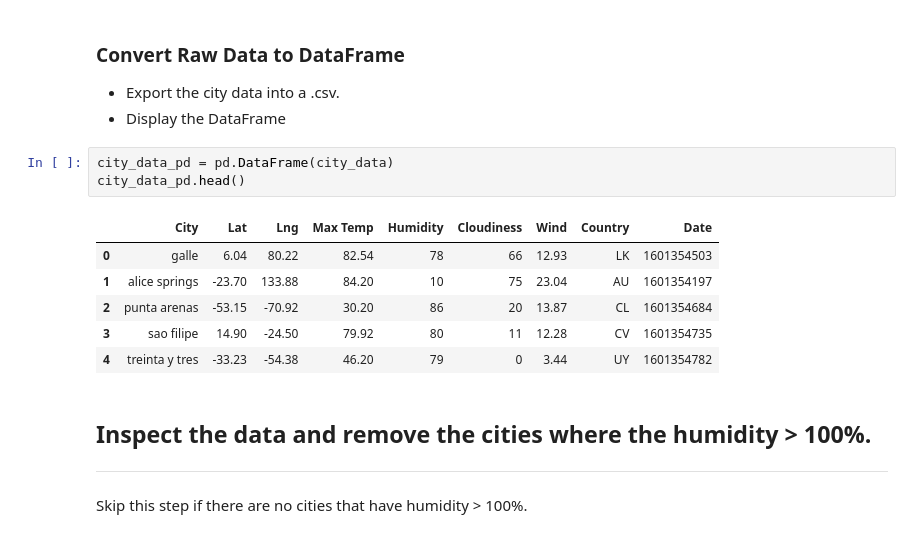
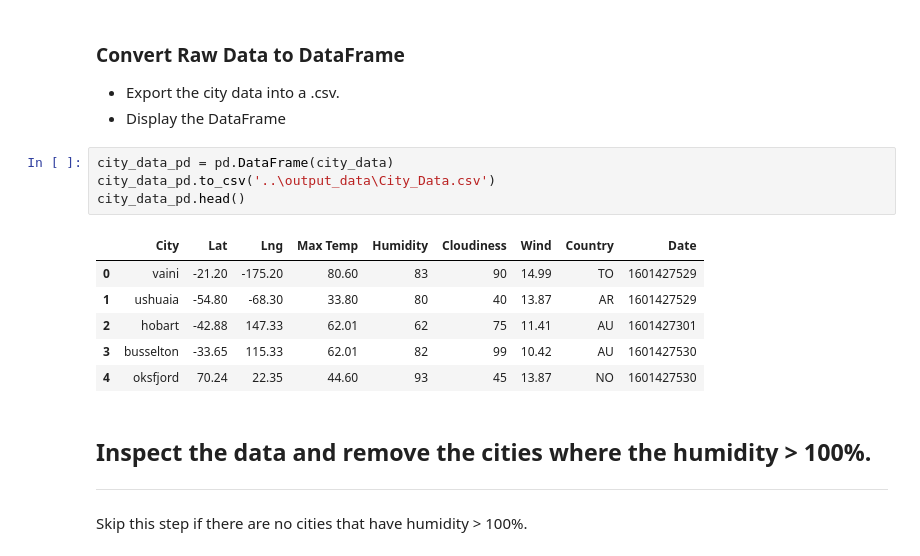
Before and after one commit to geneberry3/python-api-challenge, a Jupyter notebook: WeatherPy.ipynb, the cells around one changed output. Saved outputs shown, nothing was run; the diff lists cells and outputs as text.

```diff
--- a/WeatherPy.ipynb
+++ b/WeatherPy.ipynb
@@ -131,14 +131,15 @@ http://api.openweathermap.org/data/2.5/weather?appid=25bc90a1196e6f153eece0bc0b0
 * Display the DataFrame
 # %%
 city_data_pd = pd.DataFrame(city_data)
+city_data_pd.to_csv('..\output_data\City_Data.csv')
 city_data_pd.head()
 # %% [output]
 |  | City | Lat | Lng | Max Temp | Humidity | Cloudiness | Wind | Country | Date |
-| 0 | galle | 6.04 | 80.22 | 82.54 | 78 | 66 | 12.93 | LK | 1601354503 |
-| 1 | alice springs | -23.70 | 133.88 | 84.20 | 10 | 75 | 23.04 | AU | 1601354197 |
-| 2 | punta arenas | -53.15 | -70.92 | 30.20 | 86 | 20 | 13.87 | CL | 1601354684 |
-| 3 | sao filipe | 14.90 | -24.50 | 79.92 | 80 | 11 | 12.28 | CV | 1601354735 |
-| 4 | treinta y tres | -33.23 | -54.38 | 46.20 | 79 | 0 | 3.44 | UY | 1601354782 |
+| 0 | vaini | -21.20 | -175.20 | 80.60 | 83 | 90 | 14.99 | TO | 1601427529 |
+| 1 | ushuaia | -54.80 | -68.30 | 33.80 | 80 | 40 | 13.87 | AR | 1601427529 |
+| 2 | hobart | -42.88 | 147.33 | 62.01 | 62 | 75 | 11.41 | AU | 1601427301 |
+| 3 | busselton | -33.65 | 115.33 | 62.01 | 82 | 99 | 10.42 | AU | 1601427530 |
+| 4 | oksfjord | 70.24 | 22.35 | 44.60 | 93 | 45 | 13.87 | NO | 1601427530 |
 # %% [markdown]
 ## Inspect the data and remove the cities where the humidity > 100%.
 ----
```
Also changed, not shown: parts of 28 cells of this notebook, 13 other files.
